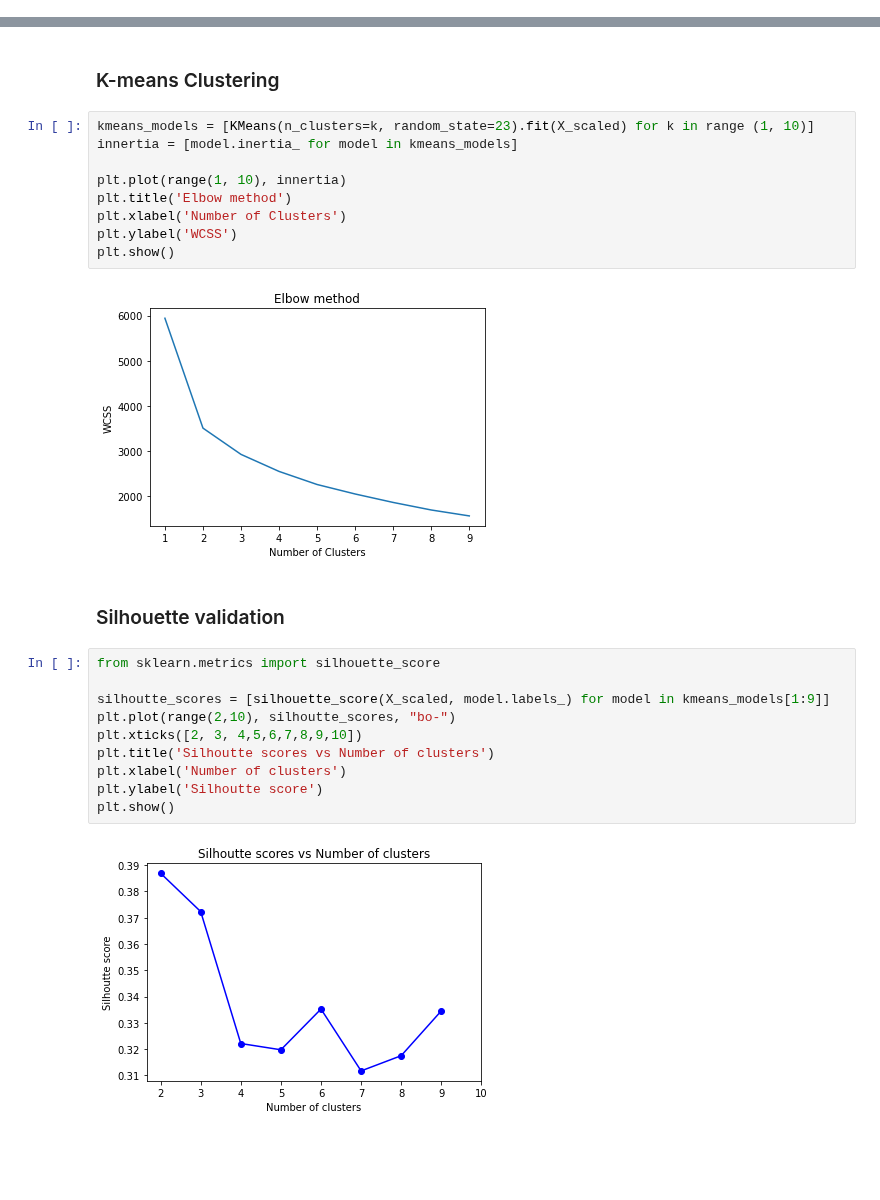
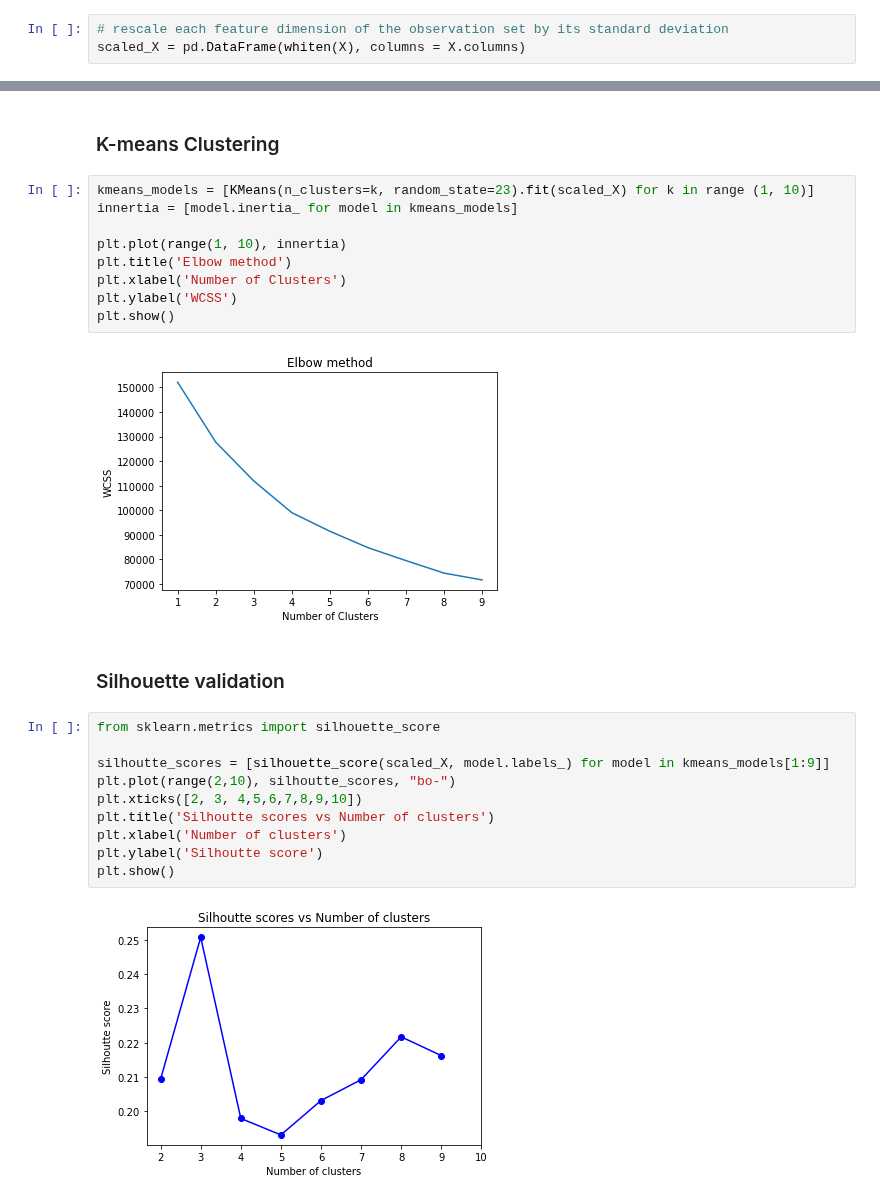
Before and after one commit to xwu0223/MBAN-6400-Project, a Jupyter notebook: cc.ipynb, the cells around one changed output, grey strips where cells are left out. Cells and saved outputs as stored; diff of their text form; blank space fills up the shorter version.

Commit message:
rescale each feature dimension of the  observation set by its standard deviation

```diff
--- a/cc.ipynb
+++ b/cc.ipynb
@@ -94,0 +137,3 @@ X_scaled = scaler.fit_transform(X)
+# %%
+# rescale each feature dimension of the observation set by its standard deviation
+scaled_X = pd.DataFrame(whiten(X), columns = X.columns)
@@ -97,22 +154,22 @@ X_scaled = scaler.fit_transform(X)
 # %% [markdown]
 ### K-means Clustering
 # %%
-kmeans_models = [KMeans(n_clusters=k, random_state=23).fit(X_scaled) for k in range (1, 10)]
+kmeans_models = [KMeans(n_clusters=k, random_state=23).fit(scaled_X) for k in range (1, 10)]
 innertia = [model.inertia_ for model in kmeans_models]
 
 plt.plot(range(1, 10), innertia)
 plt.title('Elbow method')
 plt.xlabel('Number of Clusters')
 plt.ylabel('WCSS')
 plt.show()
 # %% [output]
-[figure, old version]
+[figure, new version]
 # %% [markdown]
 ### Silhouette validation
 # %%
 from sklearn.metrics import silhouette_score
 
-silhoutte_scores = [silhouette_score(X_scaled, model.labels_) for model in kmeans_models[1:9]]
+silhoutte_scores = [silhouette_score(scaled_X, model.labels_) for model in kmeans_models[1:9]]
 plt.plot(range(2,10), silhoutte_scores, "bo-")
 plt.xticks([2, 3, 4,5,6,7,8,9,10])
 plt.title('Silhoutte scores vs Number of clusters')
@@ -120,4 +177,4 @@ plt.xlabel('Number of clusters')
 plt.ylabel('Silhoutte score')
 plt.show()
 # %% [output]
-[figure, old version]
+[figure, new version]
```
Also changed, not shown: parts of 6 cells of this notebook, 1 other file.
